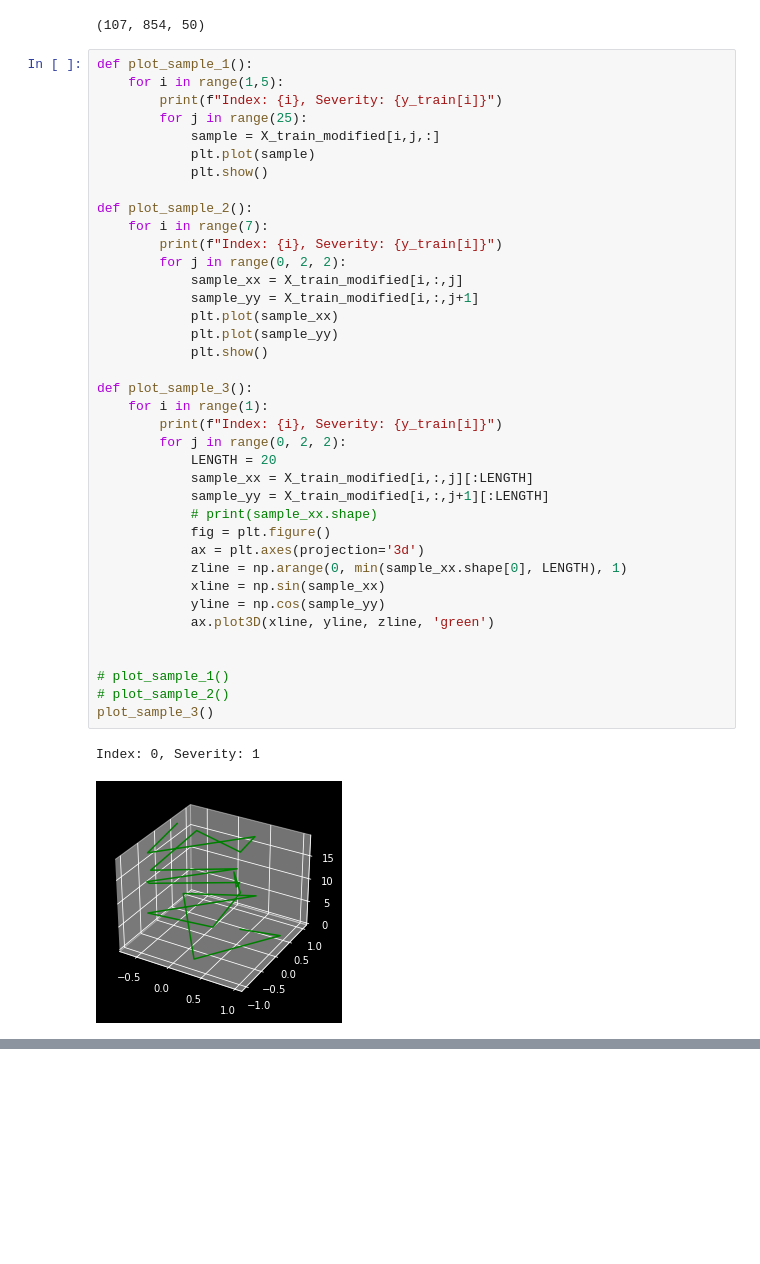
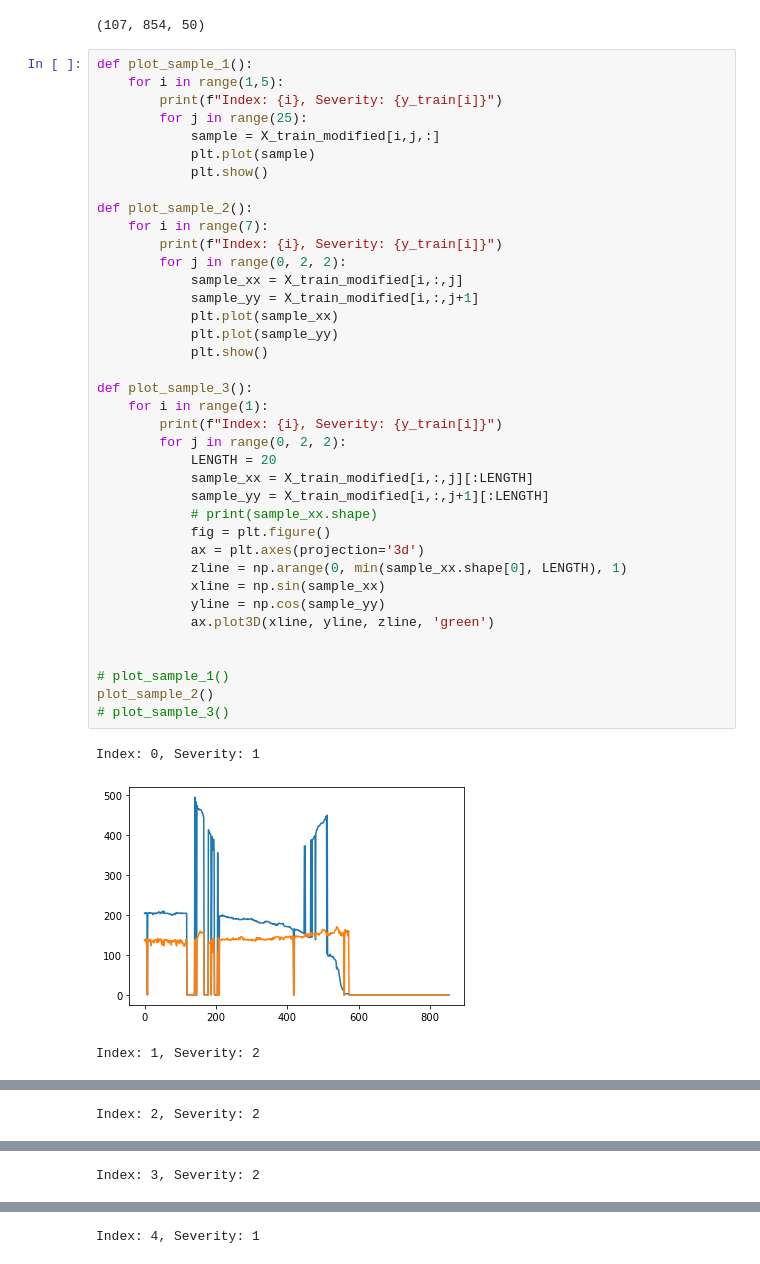
Before and after one commit to Stickman008/parkinson-disease-severity-levels-classifying, a Jupyter notebook: EDA.ipynb, the cells around one changed output, grey strips where cells are left out. Drawn from its saved outputs; the diff is of its cells as text; blank space fills up the shorter version.

```diff
--- a/EDA.ipynb
+++ b/EDA.ipynb
@@ -75,33 +75,34 @@ def plot_sample_1():
 
 def plot_sample_2():
     for i in range(7):
         print(f"Index: {i}, Severity: {y_train[i]}")
         for j in range(0, 2, 2):
             sample_xx = X_train_modified[i,:,j]
             sample_yy = X_train_modified[i,:,j+1]
             plt.plot(sample_xx)
             plt.plot(sample_yy)
             plt.show()
 
 def plot_sample_3():
     for i in range(1):
         print(f"Index: {i}, Severity: {y_train[i]}")
         for j in range(0, 2, 2):
             LENGTH = 20
             sample_xx = X_train_modified[i,:,j][:LENGTH]
             sample_yy = X_train_modified[i,:,j+1][:LENGTH]
             # print(sample_xx.shape)
             fig = plt.figure()
             ax = plt.axes(projection='3d')
             zline = np.arange(0, min(sample_xx.shape[0], LENGTH), 1)
             xline = np.sin(sample_xx)
             yline = np.cos(sample_yy)
             ax.plot3D(xline, yline, zline, 'green')
 
 
 # plot_sample_1()
-# plot_sample_2()
-plot_sample_3()
+plot_sample_2()
+# plot_sample_3()
 # %% [output]
 Index: 0, Severity: 1
-[figure, old version]
+[figure, new version]
+Index: 1, Severity: 2
@@ -107,0 +110 @@ Index: 0, Severity: 1
+Index: 2, Severity: 2
@@ -107,0 +112 @@ Index: 0, Severity: 1
+Index: 3, Severity: 2
@@ -107,0 +114 @@ Index: 0, Severity: 1
+Index: 4, Severity: 1
```
Also changed, not shown: parts of 1 cell of this notebook.
